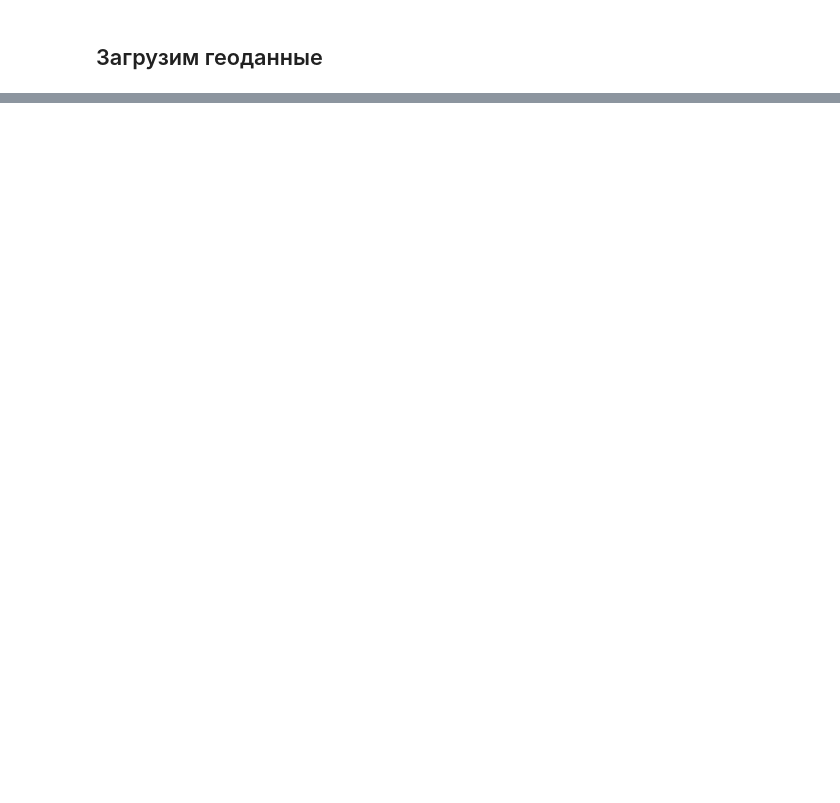
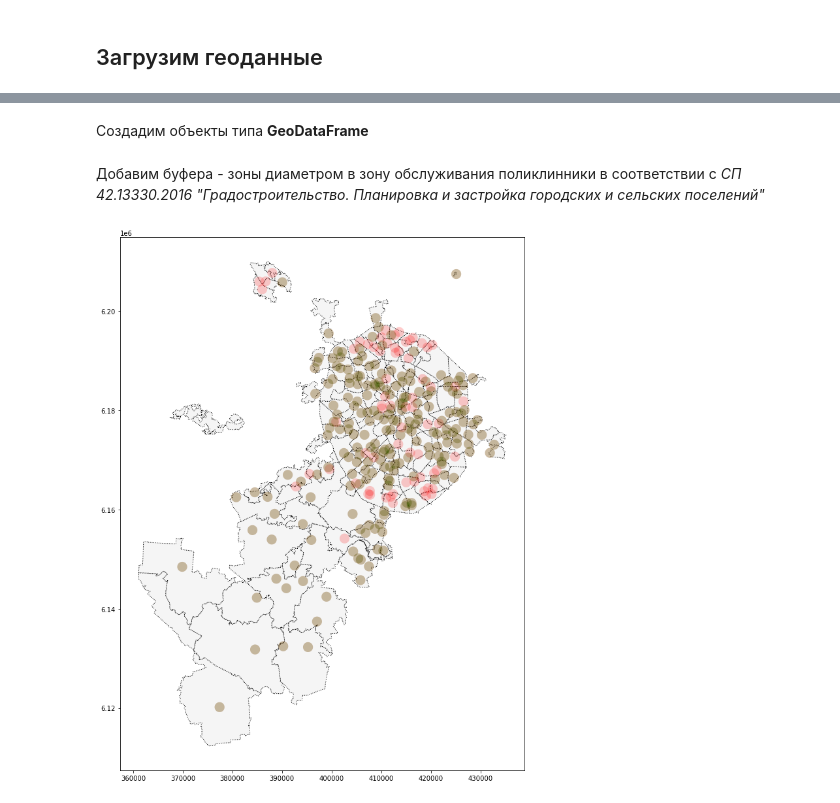
Before and after one commit to Femt0S/leaders2021, a Jupyter notebook: case_6.ipynb, the cells around one changed output, grey strips where cells are left out. Drawn from its saved outputs; the diff is of its cells as text; code cells hidden in the pictures; blank space fills up the shorter version.

```diff
--- a/case_6.ipynb
+++ b/case_6.ipynb
@@ -547,0 +151,6 @@ shp_admzones
+# %%
+df_adult = pd.read_json(DATA_PATH + 'mos_ru/503_clinic_adult.json', encoding='windows-1251')
+df_child = pd.read_json(DATA_PATH + 'mos_ru/505_clinic_child.json', encoding='windows-1251')
+
+df_zculture = pd.read_json(DATA_PATH + 'mos_ru/613_zones_culture.json', encoding='windows-1251')
+df_zpark = pd.read_json(DATA_PATH + 'mos_ru/1465_zones_park.json', encoding='windows-1251')
@@ -547,0 +176,45 @@ shp_admzones
+# %%
+#df_adult[['longitude', 'latitude']] = df_adult.apply(coords, axis=1, result_type='expand')
+df_adult['geometry'] = df_adult.apply(coords, axis=1)
+df_child['geometry'] = df_child.apply(coords, axis=1)
+df_zculture['geometry'] = df_zculture.apply(coords, axis=1)
+df_zpark['geometry'] = df_zpark.apply(coords, axis=1)
+# %% [markdown]
+Создадим объекты типа **GeoDataFrame**
+# %%
+gdf_adult = gpd.GeoDataFrame(
+    df_adult[['ShortName', 'geometry']],
+    geometry=df_adult.geometry,
+    crs="EPSG:4326").to_crs(epsg=32637)
+
+gdf_child = gpd.GeoDataFrame(
+    df_child[['ShortName', 'geometry']],
+    geometry=df_adult.geometry,
+    crs="EPSG:4326").to_crs(epsg=32637)
+
+gdf_zculture = gpd.GeoDataFrame(
+    df_zculture[['ObjectNameOnDoc', 'geometry']],
+    geometry=df_zculture.geometry,
+    crs="EPSG:4326").to_crs(epsg=32637)
+
+gdf_zpark = gpd.GeoDataFrame(
+    df_zpark[['CommonName', 'geometry']],
+    geometry=df_zpark.geometry,
+    crs="EPSG:4326").to_crs(epsg=32637)
+# %% [markdown]
+Добавим буфера - зоны диаметром в зону обслуживания поликлинники в соответствии с *СП 42.13330.2016 "Градостроительство. Планировка и застройка городских и сельских поселений"*
+# %%
+gdf_adult_buff = gdf_adult.geometry.buffer(SERV_RADIUS)
+gdf_child_buff = gdf_child.geometry.buffer(SERV_RADIUS)
+# %%
+ax = shp_moscow.plot(
+    figsize=(15,15), color='whitesmoke', linestyle=':', edgecolor='black'
+)
+#gdf_adult.plot(color='red', ax=ax, markersize=2)
+#gdf_child.plot(color='green', ax=ax, markersize=2)
+gdf_adult_buff.plot(color='red', ax=ax, alpha=0.2)
+gdf_child_buff.plot(color='green', ax=ax, alpha=0.2)
+
+plt.show()
+# %% [output]
+[figure, added]
```
Also changed, not shown: parts of 78 cells of this notebook, 29 other files.
